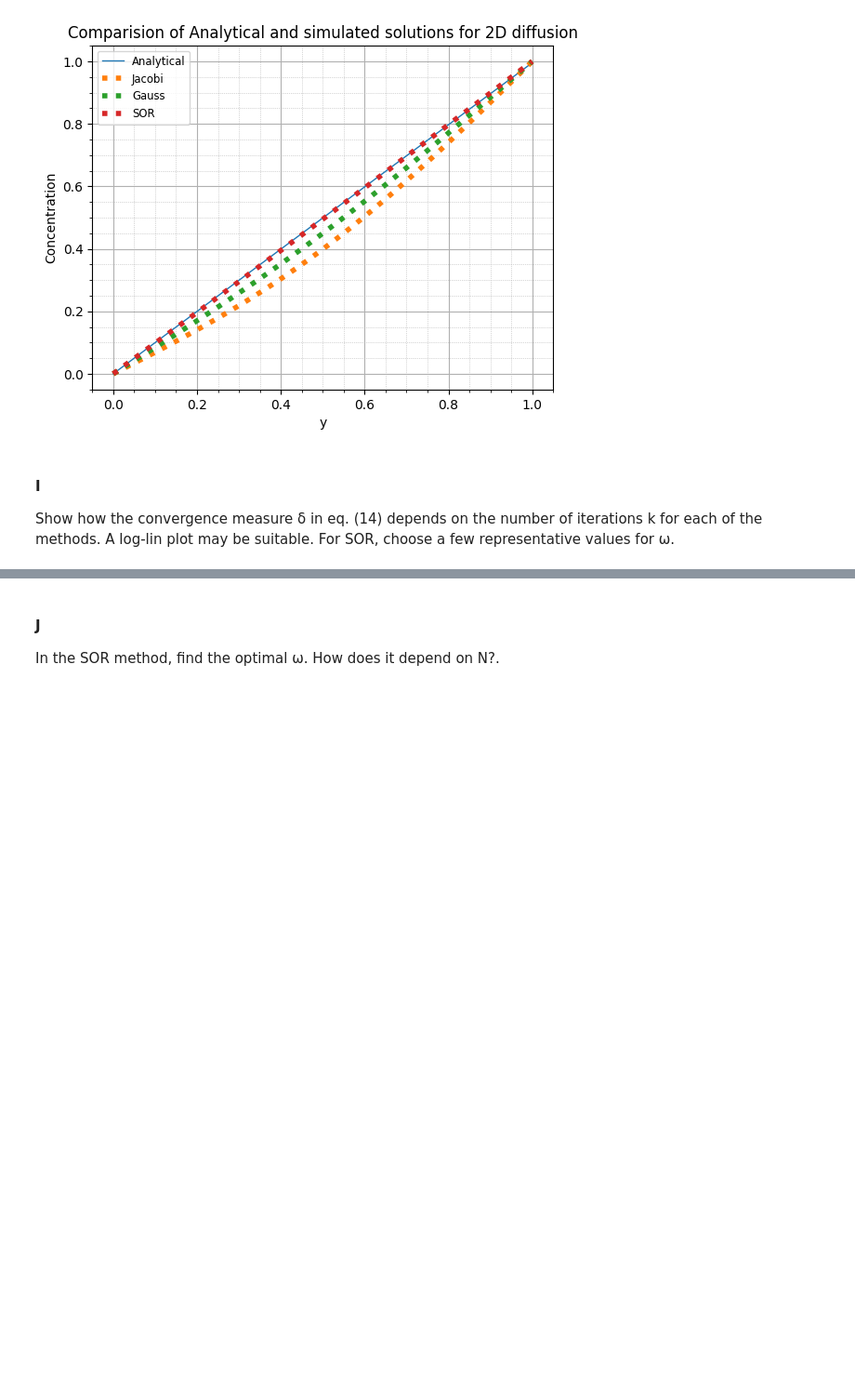
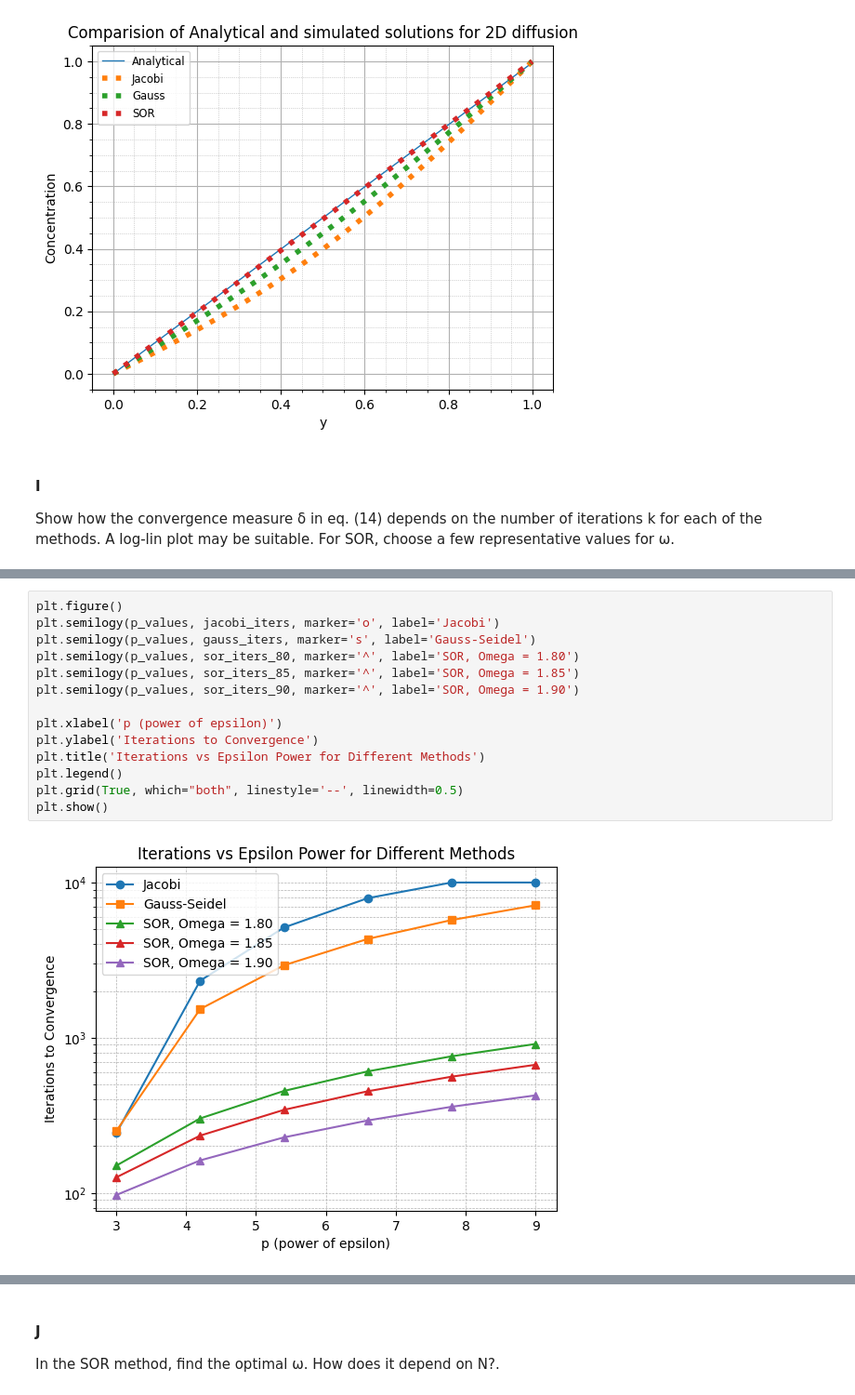
Before and after one commit to shreyaraghavendra/scientific-computing-group2, a Jupyter notebook: set1.ipynb, the cells around one changed output, grey strips where cells are left out. Shown at 93% size. Saved outputs shown, nothing was run; the diff lists cells and outputs as text; blank space fills up the shorter version.

```diff
--- a/set1.ipynb
+++ b/set1.ipynb
@@ -582,0 +600,16 @@ plt.show()
+# %%
+plt.figure()
+plt.semilogy(p_values, jacobi_iters, marker='o', label='Jacobi')
+plt.semilogy(p_values, gauss_iters, marker='s', label='Gauss-Seidel')
+plt.semilogy(p_values, sor_iters_80, marker='^', label='SOR, Omega = 1.80')
+plt.semilogy(p_values, sor_iters_85, marker='^', label='SOR, Omega = 1.85')
+plt.semilogy(p_values, sor_iters_90, marker='^', label='SOR, Omega = 1.90')
+
+plt.xlabel('p (power of epsilon)')
+plt.ylabel('Iterations to Convergence')
+plt.title('Iterations vs Epsilon Power for Different Methods')
+plt.legend()
+plt.grid(True, which="both", linestyle='--', linewidth=0.5)
+plt.show()
+# %% [output]
+[figure, added]
```
Also changed, not shown: parts of 15 cells of this notebook.
